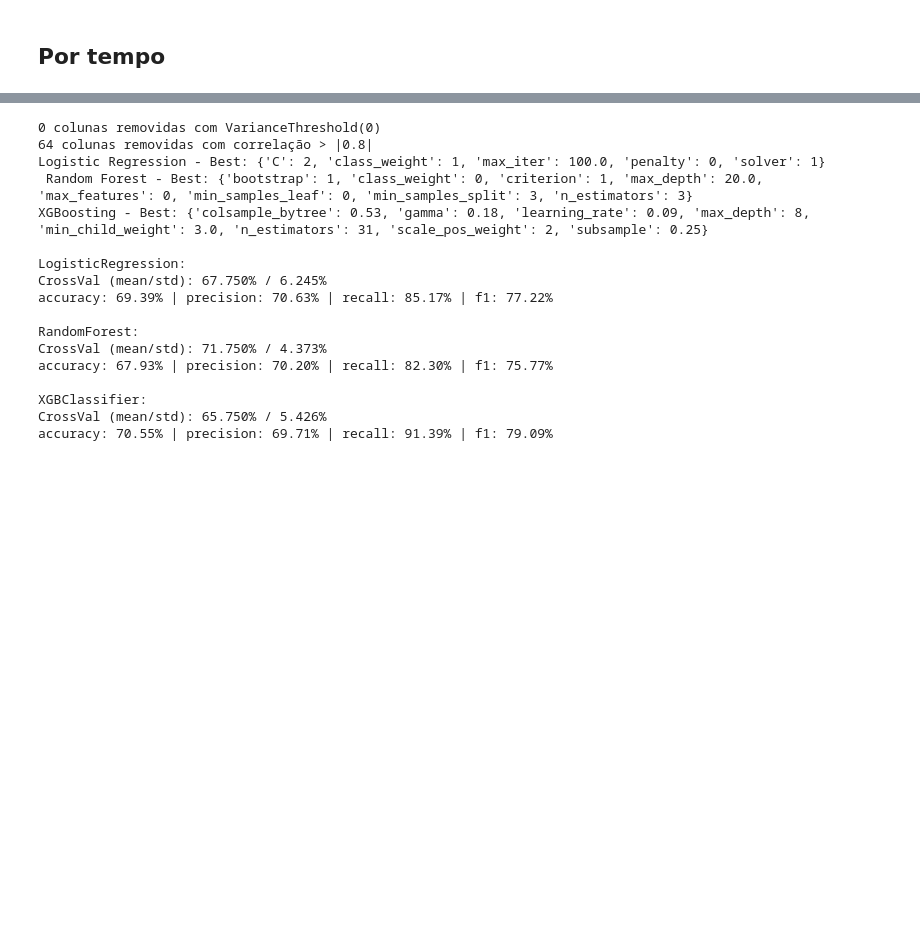
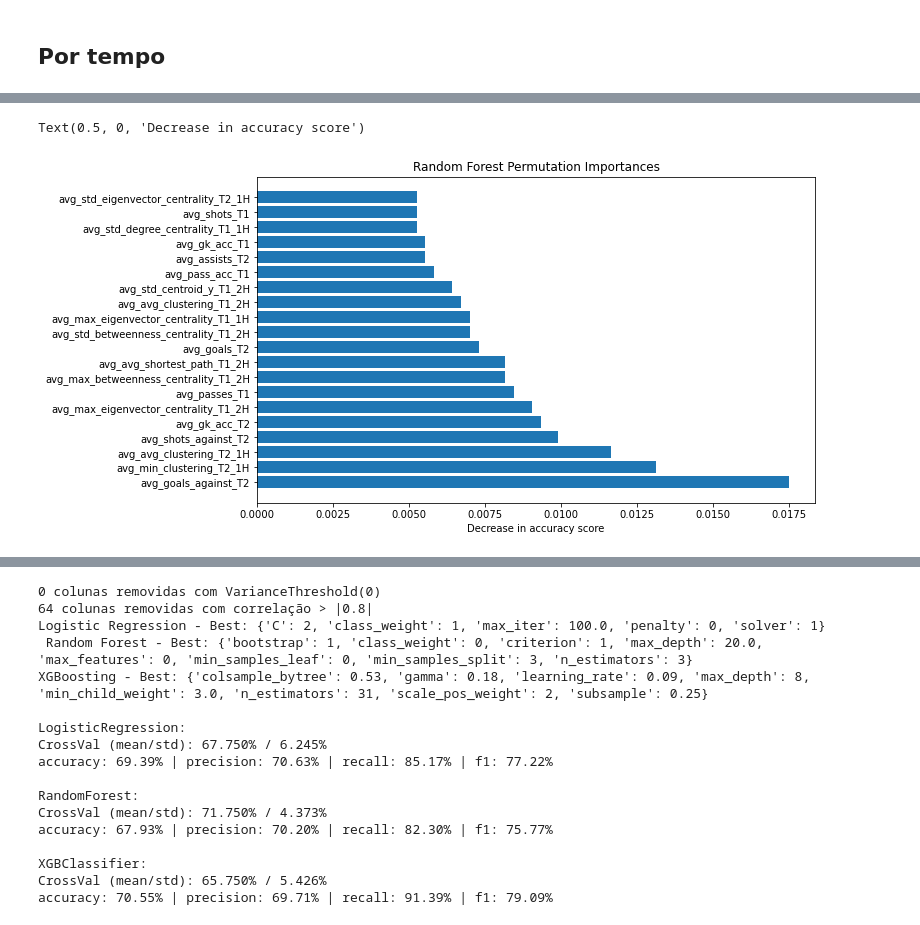
Before and after one commit to eduardobaratela/passing_network, a Jupyter notebook: modeling_nets+stats.ipynb, the cells around one changed output, grey strips where cells are left out. Drawn from its saved outputs; the diff is of its cells as text; code cells hidden in the pictures; blank space fills up the shorter version.

```diff
--- a/modeling_nets+stats.ipynb
+++ b/modeling_nets+stats.ipynb
@@ -552,0 +535,13 @@ Text(0.5, 0, 'Random Forest Feature Importance')
+# %%
+from sklearn.inspection import permutation_importance
+
+result = permutation_importance(rf, X_test_t, y_test_t, n_repeats=10, random_state=0, n_jobs=-1)
+forest_importances = pd.Series(result.importances_mean, index=X_test_t.columns)
+sorted_idx = forest_importances.argsort()[:-21:-1]
+plt.figure(figsize=(10,6))
+plt.barh(X_test_t.columns[sorted_idx], forest_importances[sorted_idx])
+plt.title("Random Forest Permutation Importances")
+plt.xlabel("Decrease in accuracy score")
+# %% [output]
+Text(0.5, 0, 'Decrease in accuracy score')
+[figure, added]
```
Also changed, not shown: parts of 17 cells of this notebook, 28 other files.
